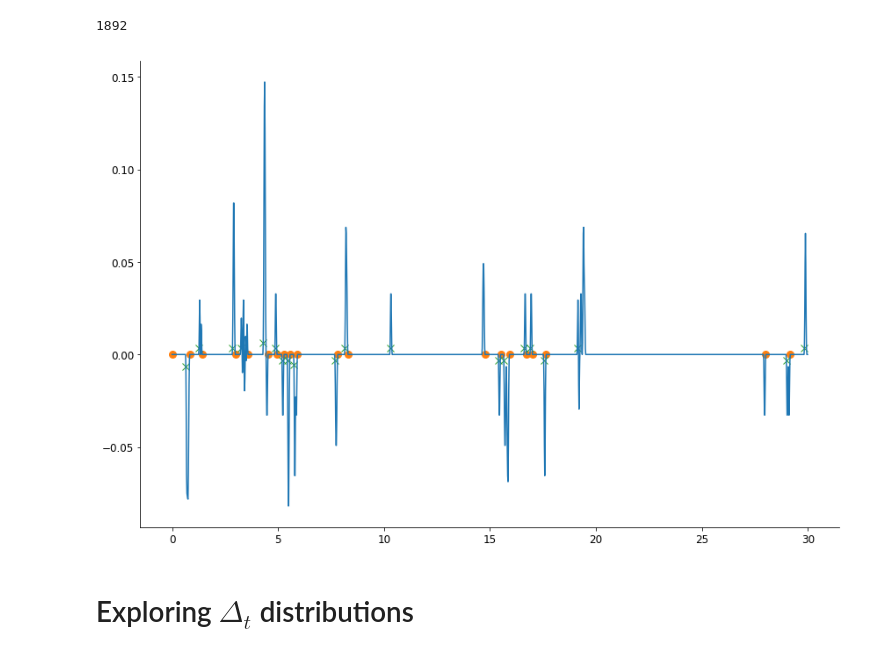
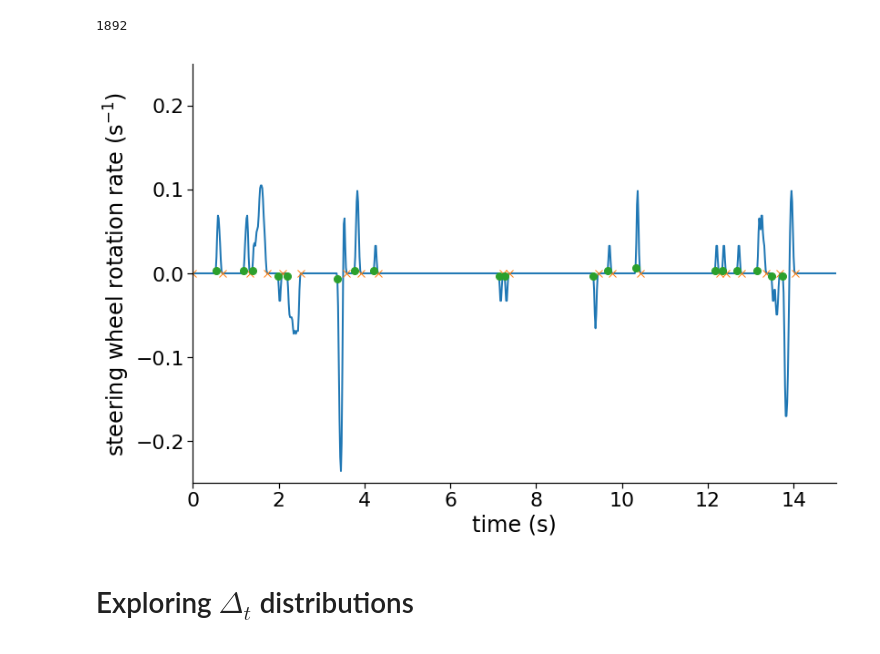
Before and after one commit to cherepaha/initiation, a Jupyter notebook: steering_data_analysis.ipynb, the cells around one changed output. Cells and saved outputs as stored; diff of their text form; code cells hidden in the pictures.

```diff
--- a/steering_data_analysis.ipynb
+++ b/steering_data_analysis.ipynb
@@ -14,4 +21,7 @@ import helper_functions as helper
 # %%
+figure_path = 'figures'
+figure_format = '.png'
+
 with open('data_path.txt', 'r') as f:
     data_path = f.readline()
     steering_data_path = os.path.join(data_path, 'steering')
@@ -120,25 +124,32 @@ len(passive_phases_lk)
 # %% [output]
 1892
 # %%
+sns.set_context("notebook", font_scale=2)
+
 def plot_example_sw_rate(drivers, passive_phases, subject=1, recording=1):
     data = drivers.SDrivers[subject-1].SRecordings[recording-1]
     t = data.SSignals.VTimeStamp
     x = data.SSignals.VSWAngle
+
     v = helper.differentiate(t, x)
 
     ap_idx = passive_phases[(passive_phases.subject==subject) & (passive_phases.recording==recording)].idx_ap.values
     sp_idx = passive_phases[(passive_phases.subject==subject) & (passive_phases.recording==recording)].idx_sp.values
 
     fig, ax = plt.subplots(figsize=(12,8))
-    ax.plot(t[sp_idx], v[sp_idx], ls='', marker='o', ms=8, color='C1')
-    ax.plot(t[ap_idx], v[ap_idx], ls='', marker='x', ms=8, color='C2')
-    ax.plot(t, v)
-#     ax.set_xlim([0,5])
+    ax.plot(t, v, lw=2)
+    ax.plot(t[sp_idx], v[sp_idx], ls='', marker='x', ms=8, color='C1')
+    ax.plot(t[ap_idx], v[ap_idx], ls='', marker='o', ms=8, color='C2')
+    ax.set_xlabel('time (s)')
+    ax.set_ylabel('steering wheel rotation rate (s$^{-1}$)')
+    ax.set_xlim([0,15])
+    ax.set_ylim([-0.25,0.25])
 
-plot_example_sw_rate(lk_data, passive_phases_lk, subject=1, recording=2)
+plot_example_sw_rate(lk_data, passive_phases_lk, subject=1, recording=1)
+plt.savefig(os.path.join(figure_path, 'swrate'+figure_format))
 # plot_example_sw_rate(cd_data, passive_phases_cd, subject=1, recording=2)
 # %% [output]
-[figure, old version]
+[figure, new version]
 # %% [markdown]
 # Exploring $\Delta_t$ distributions
 # %%
```
Also changed, not shown: parts of 11 cells of this notebook, 9 other files.
